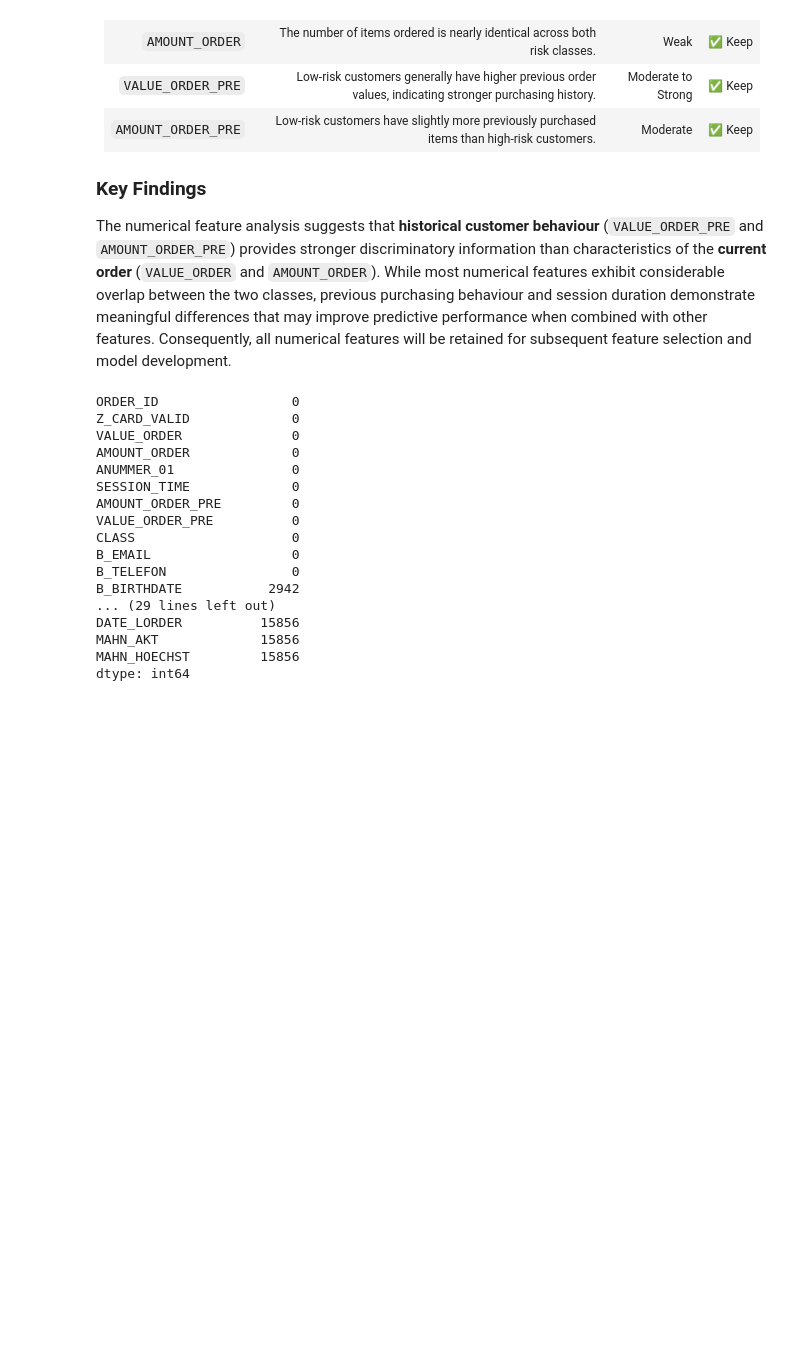
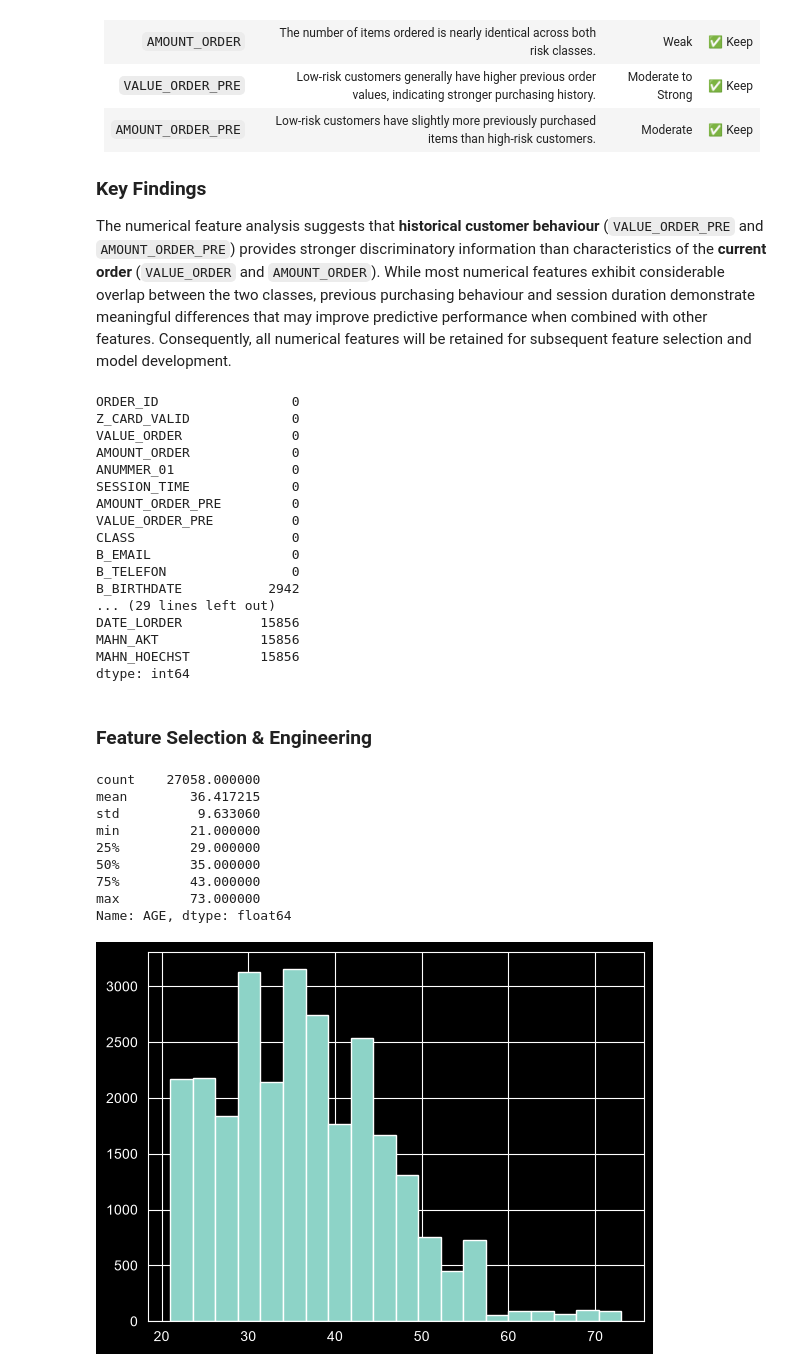
Before and after one commit to IdayatSanni/order-risk-scoring-model, a Jupyter notebook: data_eda.ipynb, the cells around one changed output. Saved outputs shown, nothing was run; the diff lists cells and outputs as text; code cells hidden in the pictures; blank space fills up the shorter version.

Commit message:
Feature selection and Engineering

```diff
--- a/data_eda.ipynb
+++ b/data_eda.ipynb
@@ -927,3 +927,29 @@ DATE_LORDER          15856
 MAHN_AKT             15856
 MAHN_HOECHST         15856
 dtype: int64
+# %% [markdown]
+### Feature Selection & Engineering
+# %%
+# Birthdate feature engineering
+df1["B_BIRTHDATE"] = pd.to_datetime(df1["B_BIRTHDATE"])
+df1["B_BIRTHDATE"].head()
+
+
+# Create an AGE Column
+df1["AGE"] = 2007 - df1["B_BIRTHDATE"].dt.year
+# Plotting the Age column
+import seaborn as sns
+import matplotlib.pyplot as plt
+df1["AGE"].hist(bins=20)
+df1["AGE"].describe()
+# %% [output]
+count    27058.000000
+mean        36.417215
+std          9.633060
+min         21.000000
+25%         29.000000
+50%         35.000000
+75%         43.000000
+max         73.000000
+Name: AGE, dtype: float64
+[figure, added]
```
Also changed, not shown: parts of 21 cells of this notebook.
